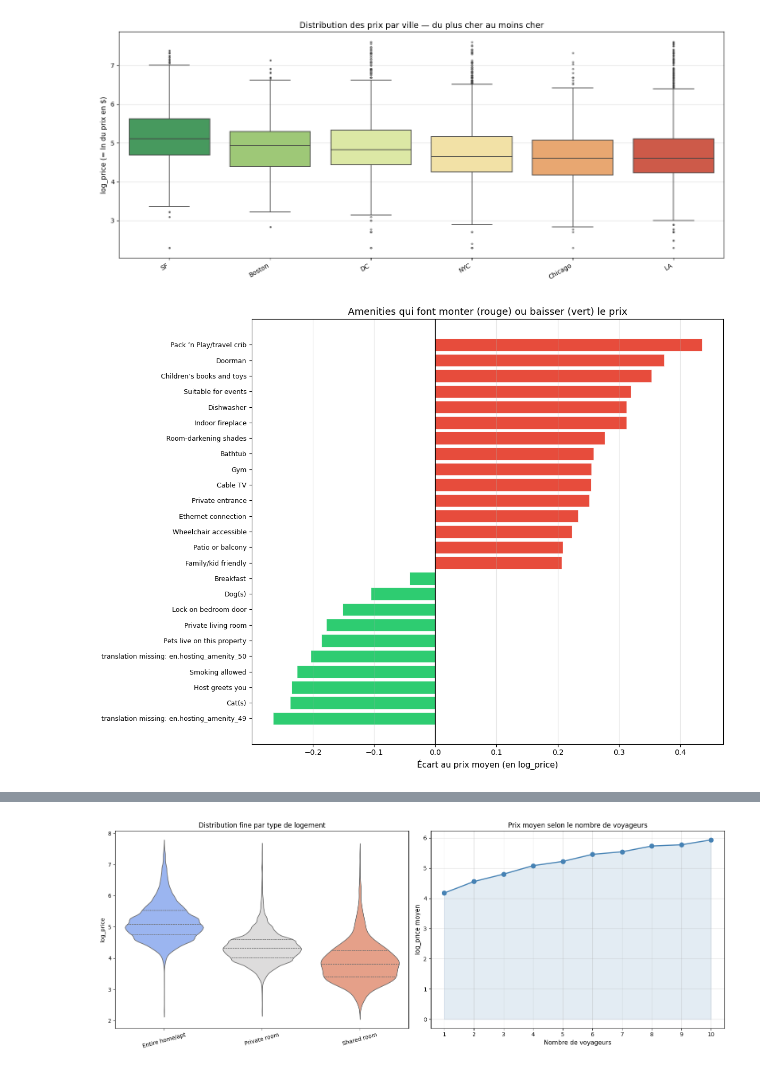
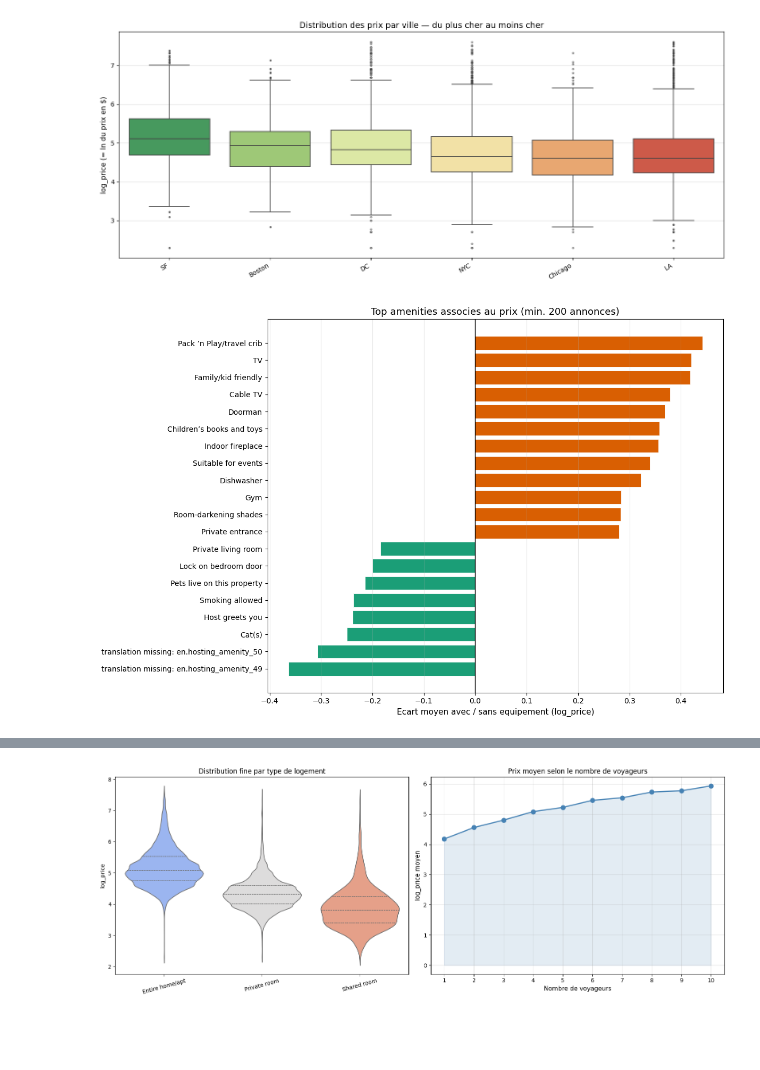
Before and after one commit to DZ-Ramzy/Airbnb_project, a Jupyter notebook: airbnb_prediction.ipynb, the cells around one changed output, grey strips where cells are left out. Cells and saved outputs as stored; diff of their text form; code cells hidden in the pictures; blank space fills up the shorter version.

```diff
--- a/airbnb_prediction.ipynb
+++ b/airbnb_prediction.ipynb
@@ -261,41 +284,56 @@ plt.show()
 # %% [output]
 [figure]
 # %%
-# ── Amenities qui font monter / baisser le prix ───────────────────────────────
+# -- Top amenities associes au prix ------------------------------------------
 def _parse_am(s):
-    if pd.isna(s): return []
-    return [i.strip().strip('"') for i in str(s).strip('{}').split(',') if i.strip().strip('"')]
+    if pd.isna(s) or s == '':
+        return []
+    items = []
+    for item in str(s).strip('{}').split(','):
+        item = item.strip().strip('"').strip()
+        if item:
+            items.append(item)
+    return items
 
-am_prices_dict = {}
-for _, row in train.iterrows():
-    for am in _parse_am(row['amenities']):
-        if am not in am_prices_dict:
-            am_prices_dict[am] = []
-        am_prices_dict[am].append(row['log_price'])
+am_lists = train['amenities'].apply(_parse_am)
+am_counts = Counter(am for items in am_lists for am in items)
+global_mean_price = train['log_price'].mean()
 
-am_df = pd.DataFrame([
-    {'amenity': am, 'avg_log_price': np.mean(v), 'count': len(v)}
-    for am, v in am_prices_dict.items() if len(v) >= 200
-]).sort_values('avg_log_price', ascending=False)
+amenity_rows = []
+for amenity, count in am_counts.items():
+    if count < 200:
+        continue
+    has_amenity = am_lists.apply(lambda items, a=amenity: a in items)
+    avg_with = train.loc[has_amenity, 'log_price'].mean()
+    avg_without = train.loc[~has_amenity, 'log_price'].mean()
+    amenity_rows.append({
+        'amenity': amenity,
+        'count': count,
+        'share': count / len(train),
+        'avg_log_price': avg_with,
+        'delta_vs_global': avg_with - global_mean_price,
+        'delta_vs_without': avg_with - avg_without,
+    })
 
-global_mean_price = train['log_price'].mean()
-top_am  = am_df.head(15).copy()
-bot_am  = am_df.tail(10).copy()
-plot_df = pd.concat([top_am, bot_am]).reset_index(drop=True)
-plot_df['delta'] = plot_df['avg_log_price'] - global_mean_price
-plot_df['color'] = plot_df['delta'].apply(lambda x: '#e74c3c' if x > 0 else '#2ecc71')
+am_df = pd.DataFrame(amenity_rows)
+top_up = am_df.sort_values('delta_vs_without', ascending=False).head(12)
+top_down = am_df.sort_values('delta_vs_without').head(8)
+plot_df = pd.concat([top_down, top_up]).sort_values('delta_vs_without')
+colors = np.where(plot_df['delta_vs_without'] >= 0, '#d95f02', '#1b9e77')
 
-fig, ax = plt.subplots(figsize=(12, 9))
-ax.barh(range(len(plot_df)), plot_df['delta'].values,
-        color=plot_df['color'].values, edgecolor='white', linewidth=0.5)
+fig, ax = plt.subplots(figsize=(12, 8))
+ax.barh(plot_df['amenity'], plot_df['delta_vs_without'],
+        color=colors, edgecolor='white', linewidth=0.6)
 ax.axvline(0, color='black', linewidth=1)
-ax.set_yticks(range(len(plot_df)))
-ax.set_yticklabels(plot_df['amenity'].values, fontsize=9)
-ax.invert_yaxis()
-ax.set_xlabel('Écart au prix moyen (en log_price)', fontsize=11)
-ax.set_title('Amenities qui font monter (rouge) ou baisser (vert) le prix', fontsize=13)
+ax.set_xlabel('Ecart moyen avec / sans equipement (log_price)', fontsize=11)
+ax.set_title('Top amenities associes au prix (min. 200 annonces)', fontsize=13)
 ax.grid(axis='x', alpha=0.3)
 plt.tight_layout()
 plt.show()
+
+print(f"Amenities analysees : {len(am_df)} avec au moins 200 annonces")
+print(am_df.sort_values('delta_vs_without', ascending=False)
+          [['amenity','count','share','delta_vs_without']]
+          .head(10).round({'share': 3, 'delta_vs_without': 3}).to_string(index=False))
 # %% [output]
-[figure, old version]
+[figure, new version]
```
Also changed, not shown: parts of 34 cells of this notebook, 1 other file.
